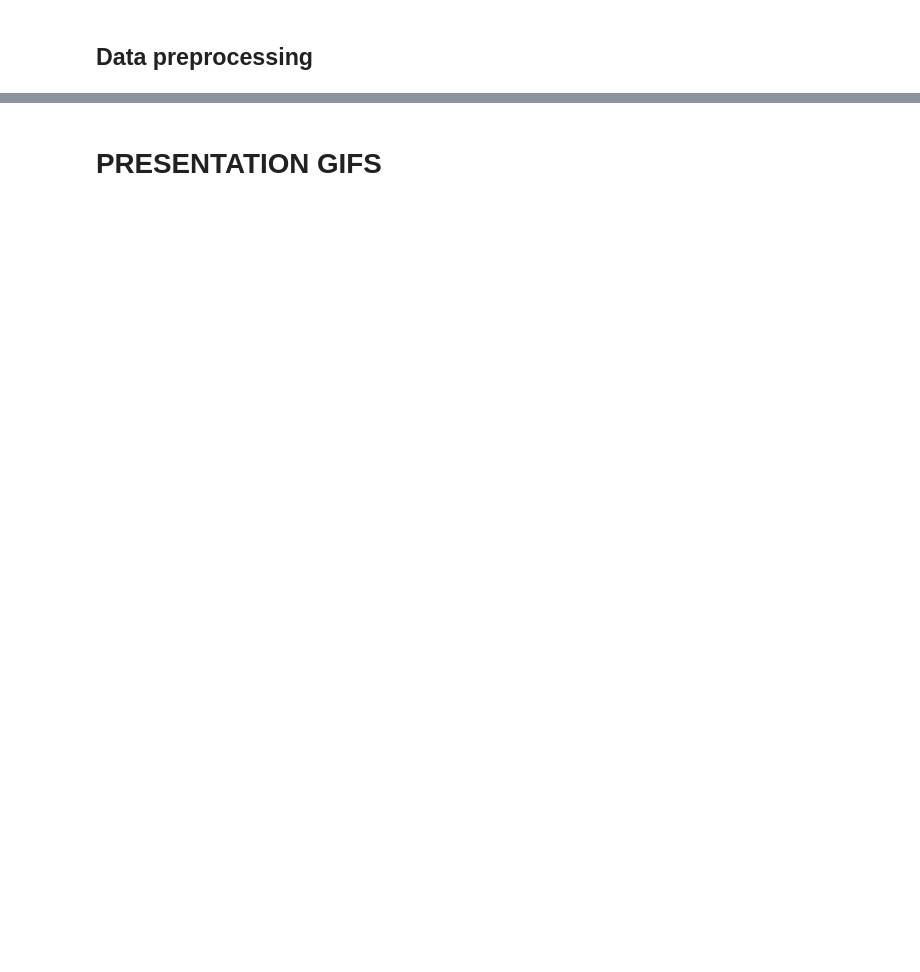
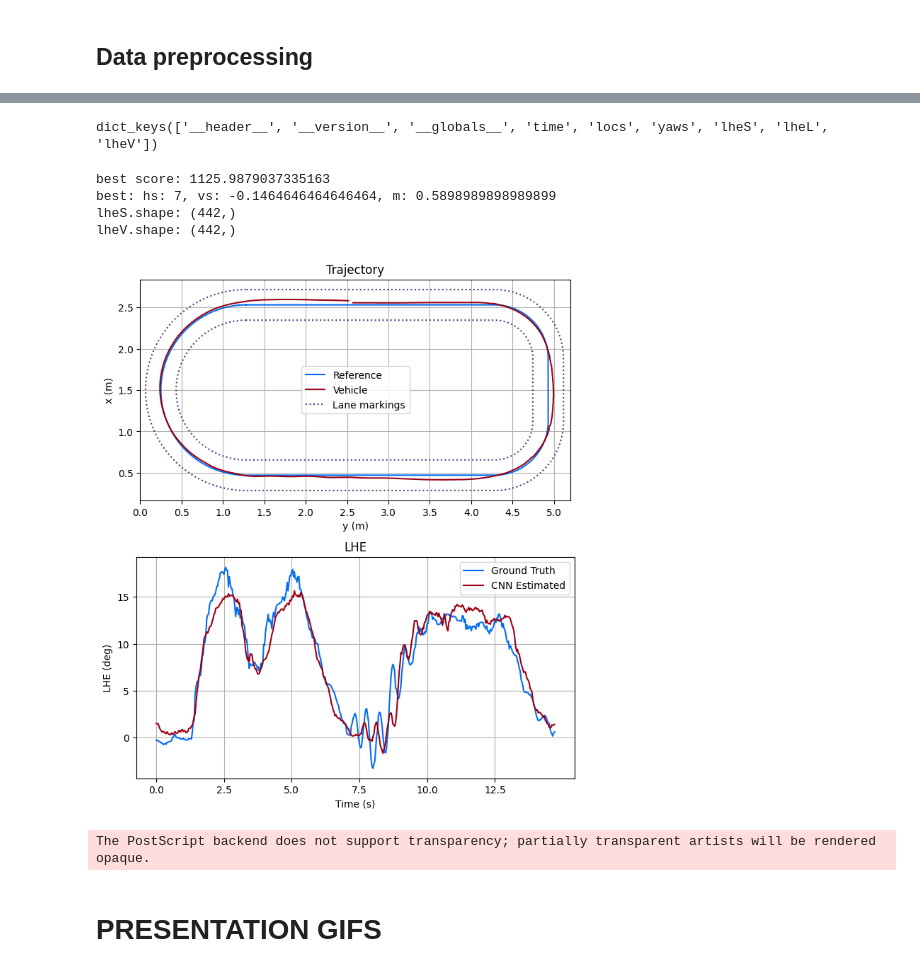
Before and after one commit to matgrand/bfmc_2022, a Jupyter notebook: thesis_images3.ipynb, the cells around one changed output, grey strips where cells are left out. Drawn from its saved outputs; the diff is of its cells as text; code cells hidden in the pictures; blank space fills up the shorter version.

```diff
--- a/thesis_images3.ipynb
+++ b/thesis_images3.ipynb
@@ -1449,3 +1286,67 @@ save_fig('high_speed_test', fig, dpi=5000)
+# %%
+### FULL CONTROL LOOP TEST
+#load .mat file
+import scipy.io as sio
+# nmat_path = 'tmp/data/speed/camspeed_0.25_1.00_0.15_0.80.mat' #new net
+mat_path = 'tmp/data/speed/camspeed_0.40_1.00_0.50_0.50.mat' #new net
+mat = sio.loadmat(mat_path)
+print(mat.keys())
+locs = mat['locs']
+
+lheS = np.rad2deg(mat['lheS'].reshape(-1))
+lheV = np.rad2deg(mat['lheV'].reshape(-1))
+
+lheS = align(lheS, lheV)
+
+print(f'lheS.shape: {lheS.shape}')
+print(f'lheV.shape: {lheV.shape}')
+
+path = np.load('sparcs/sparcs_path_precise.npy').T
+int_path = np.load('sparcs/sparcs_path_int_precise.npy').T
+ext_path = np.load('sparcs/sparcs_path_ext_precise.npy').T
+
+ntime = np.arange(lheS.shape[0])*1/30.0
+
+# fig, ax = plt.subplots(2,1, figsize=(8,10))
+fig, ax = plt.subplots(2,1, figsize=(7,8))
+
+ax[0].plot(path[:,1], path[:,0], label='Reference',  color=C2)#, linestyle='dotted')
+ax[0].plot(locs[:,1], locs[:,0],  label='Vehicle', color=C1)
+ax[0].plot(int_path[:,1], int_path[:,0],  color=C3, linestyle='dotted', label='Lane markings')
+ax[0].plot(ext_path[:,1], ext_path[:,0],  color=C3, linestyle='dotted')
+ax[0].set_aspect('equal')
+
+ax[0].set_xlabel('y (m)')
+ax[0].set_ylabel('x (m)')
+ax[0].set_title('Trajectory')
+ax[0].legend()
+ax[0].grid()
+ax[0].set_xticks(np.arange(0, 5.5, 0.5))
+ax[0].set_xlim(0, 5.2)
+
+ax[1].plot(ntime,lheV, label='Ground Truth', color=C2)
+ax[1].plot(ntime,lheS, label='CNN Estimated', color=C1)
+ax[1].set_xlabel('Time (s)')
+ax[1].set_ylabel('LHE (deg)')
+ax[1].set_title('LHE')
+ax[1].legend()
+ax[1].grid()
+# ax[1].set_ylim(-5,20)
+ax[1].set_xticks(np.arange(0, ntime[-1], 2.5))
+# plt.suptitle('High Speed Test, 1.0 m/s, 0.8 m dist ahead')
+plt.tight_layout()
+plt.show()
+
+#save
+save_fig('high_speed_test', fig, dpi=5000)
+# %% [output]
+dict_keys(['__header__', '__version__', '__globals__', 'time', 'locs', 'yaws', 'lheS', 'lheL', 'lheV'])
+best score: 1125.9879037335163
+best: hs: 7, vs: -0.1464646464646464, m: 0.5898989898989899
+lheS.shape: (442,)
+lheV.shape: (442,)
+[figure, added]
+The PostScript backend does not support transparency; partially transparent artists will be rendered opaque.
 # %%
 # EXAMPLE IMAGE FROM THE CAMERA
 ds_name = 'tmp/real_dss/cw12.npz'
```
Also changed, not shown: parts of 12 cells of this notebook, 4 other files.
